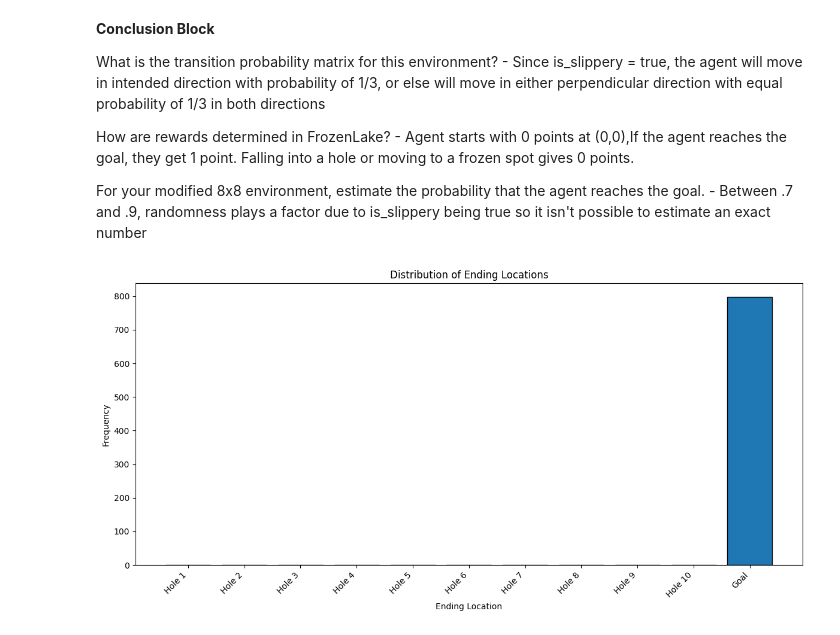
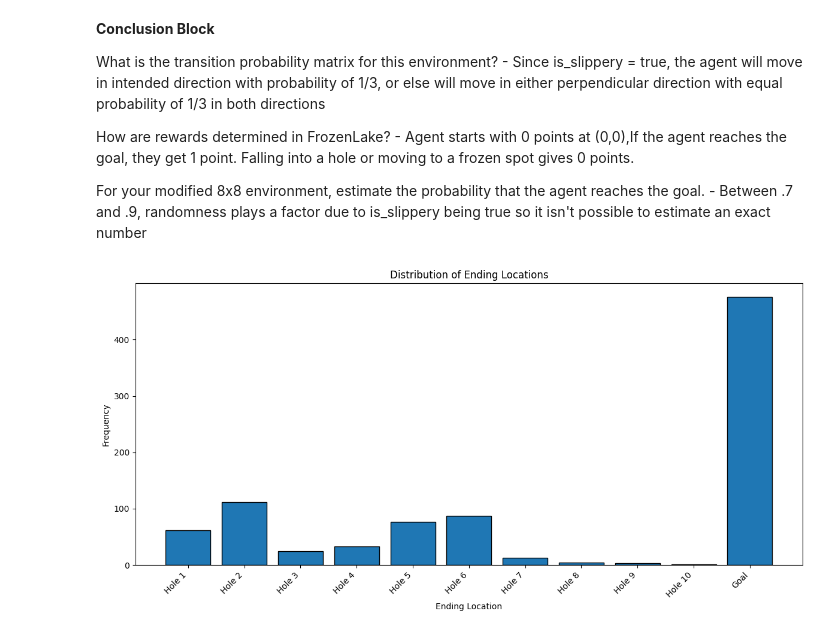
Before and after one commit to nicktho16/CS420Assignments, a Jupyter notebook: FrozenLakeProject.ipynb, the cells around one changed output. Saved outputs shown, nothing was run; the diff lists cells and outputs as text; code cells hidden in the pictures.

```diff
--- a/FrozenLakeProject.ipynb
+++ b/FrozenLakeProject.ipynb
@@ -171,57 +172,69 @@ How are rewards determined in FrozenLake? - Agent starts with 0 points at (0,0),
 
 For your modified 8x8 environment, estimate the probability that the agent reaches the goal. - Between .7 and .9, randomness plays a factor due to is_slippery being true so it isn't possible to estimate an exact number
 # %%
-import matplotlib.pyplot as plt
-import numpy as np
-
 def run_experiment_with_histogram(policy, env, num_episodes=1000):
     end_locations = []
+
+    # Run episodes, forcing mistakes in agent movement due to slipperiness
     for _ in range(num_episodes):
         obs = env.reset()
         done = False
         while not done:
-            action = policy[obs]
+            if random.random() < 0.1:  # 10% chance of making a random move
+                action = env.action_space.sample()
+            else:
+                action = policy[obs]  # Follow policy normally
+
             obs, reward, terminated, truncated, _ = env.step(action)
             done = terminated or truncated
         end_locations.append(obs)
 
-    # Create a list to store ending locations for histogram
-    histogram_data = []
-
-    # Map states to categories (Hole or Goal) with Hole differentiation
-    state_categories = {}
-    hole_numbers = []
+    # Identify holes and the goal
+    hole_states = []
     goal_state = None
 
     for state in range(env.observation_space.n):
-        tile_type = env.unwrapped.desc.flatten()[state].decode("utf-8")
+        tile_type = env.unwrapped.desc.ravel()[state].decode("utf-8")
         if tile_type == 'H':
-            hole_numbers.append(state)
+            hole_states.append(state)
         elif tile_type == 'G':
             goal_state = state
 
-    state_categories = {state: i + 1 for i, state in enumerate(hole_numbers)}
+    # Assign hole categories
+    state_categories = {state: i + 1 for i, state in enumerate(hole_states)}
     if goal_state is not None:
-        state_categories[goal_state] = len(hole_numbers) + 1
+        state_categories[goal_state] = len(hole_states) + 1  # Goal at last index
 
+    # Categorize the ending locations
+    histogram_data = []
     for location in end_locations:
-        histogram_data.append(state_categories.get(location, -1))
+        if location in state_categories:
+            histogram_data.append(state_categories[location])
+        else:
+            histogram_data.append(-1)  # Untracked locations
 
-    # Plotting the histogram
+    # Manually count occurrences for every category
+    num_bins = len(hole_states) + 1  # Holes + Goal
+    counts = {i: 0 for i in range(1, num_bins + 1)}
+
+    for category in histogram_data:
+        if category in counts:
+            counts[category] += 1
+
+    # Ensure that holes appear in the histogram
     plt.figure(figsize=(12, 6))
-    bins = np.arange(0.5, len(hole_numbers) + 2.5, 1)
-    plt.hist(histogram_data, bins=bins, align='mid', rwidth=0.8, edgecolor="black")
+    plt.bar(counts.keys(), counts.values(), align='center', width=0.8, edgecolor="black")
+
     plt.xlabel("Ending Location")
     plt.ylabel("Frequency")
     plt.title("Distribution of Ending Locations")
 
-    tick_positions = np.arange(1, len(hole_numbers) + 2, 1)
-    tick_labels = [f'Hole {i+1}' for i in range(len(hole_numbers))] + ['Goal']
-    plt.xticks(tick_positions, tick_labels, rotation=45, ha='right')
+    tick_labels = [f'Hole {i+1}' for i in range(len(hole_states))] + ['Goal']
+    plt.xticks(list(counts.keys()), tick_labels, rotation=45, ha='right')
 
     plt.tight_layout()
     plt.show()
 
 run_experiment_with_histogram(policy, env, num_episodes=1000)
 # %% [output]
-[figure, old version]
+[figure, new version]
```
Also changed, not shown: parts of 2 cells of this notebook.
